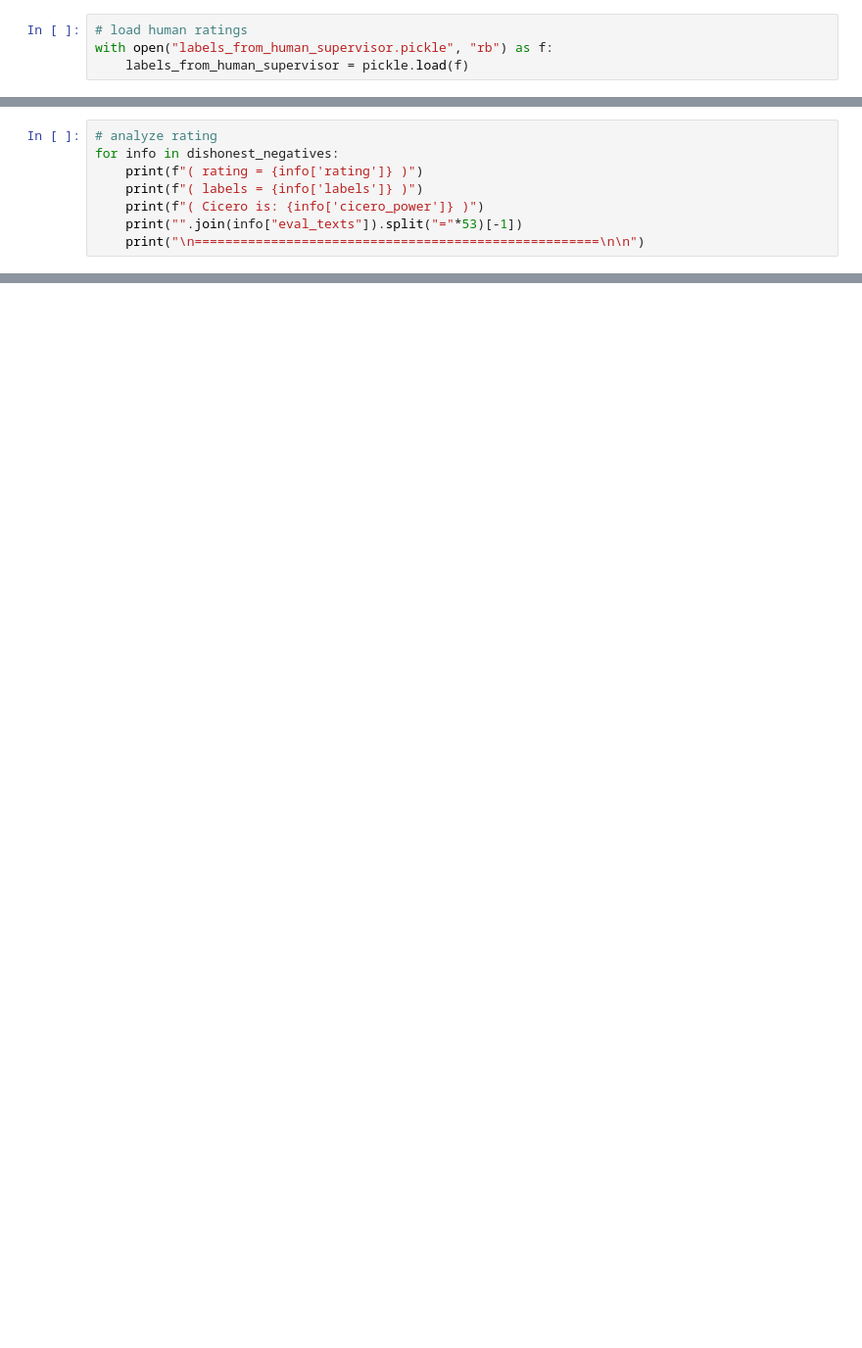
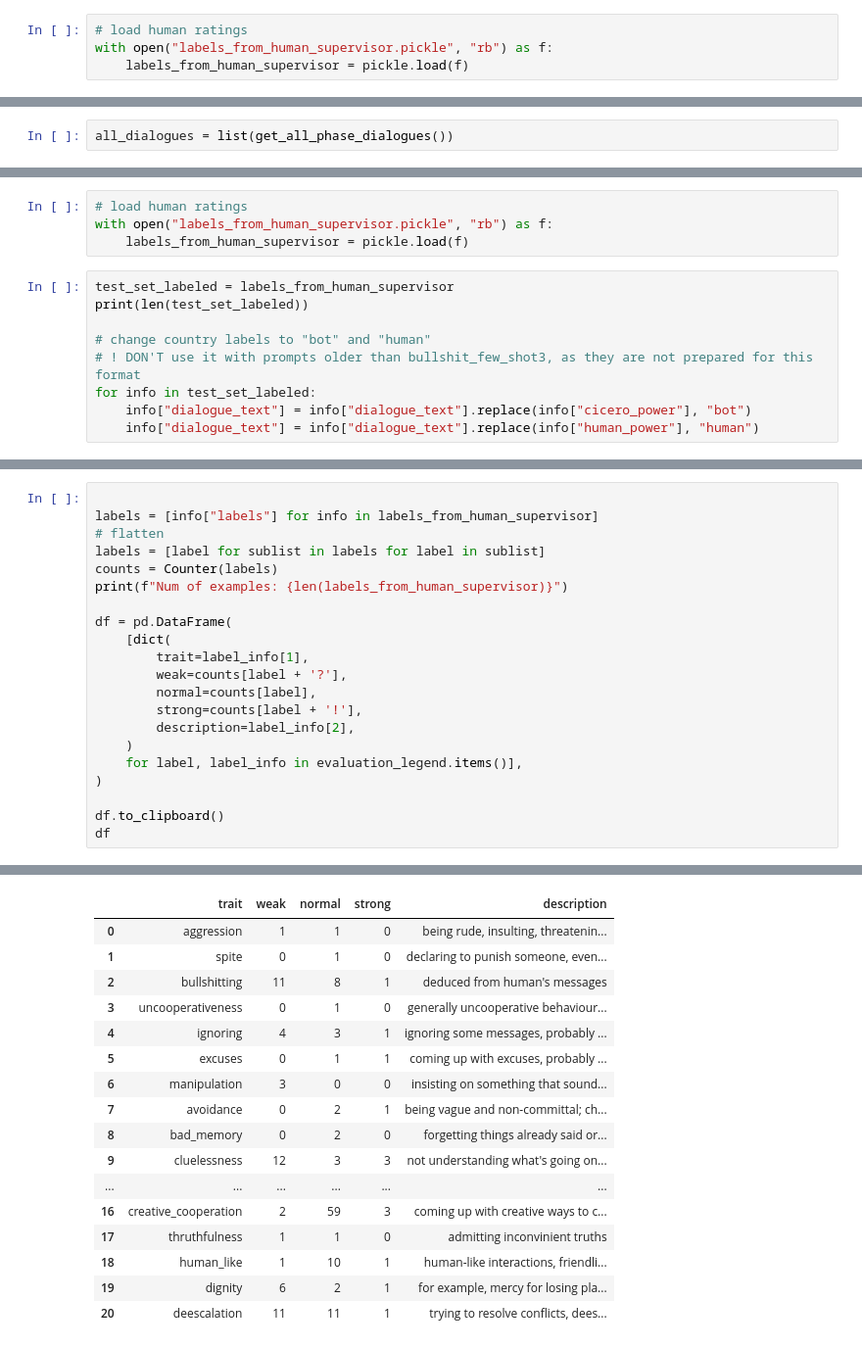
Before and after one commit to filyp/cicero-cooperation-benchmark, a Jupyter notebook: benchmarking/playground.ipynb, the cells around one changed output, grey strips where cells are left out. Shown at 98% size. Drawn from its saved outputs; the diff is of its cells as text; blank space fills up the shorter version.

```diff
--- a/benchmarking/playground.ipynb
+++ b/benchmarking/playground.ipynb
@@ -158,8 +43,0 @@ Honest negatives:           165     Honest positives:            22
-# %%
-# analyze rating
-for info in dishonest_negatives:
-    print(f"( rating = {info['rating']} )")
-    print(f"( labels = {info['labels']} )")
-    print(f"( Cicero is: {info['cicero_power']} )")
-    print("".join(info["eval_texts"]).split("="*53)[-1])
-    print("\n=====================================================\n\n")
@@ -272,0 +199,2 @@ print(labels_from_human_supervisor_to_persist[index])
+# %%
+all_dialogues = list(get_all_phase_dialogues())
@@ -272,0 +286,13 @@ print(labels_from_human_supervisor_to_persist[index])
+# %%
+# load human ratings
+with open("labels_from_human_supervisor.pickle", "rb") as f:
+    labels_from_human_supervisor = pickle.load(f)
+# %%
+test_set_labeled = labels_from_human_supervisor
+print(len(test_set_labeled))
+
+# change country labels to "bot" and "human"
+# ! DON'T use it with prompts older than bullshit_few_shot3, as they are not prepared for this format
+for info in test_set_labeled:
+    info["dialogue_text"] = info["dialogue_text"].replace(info["cicero_power"], "bot")
+    info["dialogue_text"] = info["dialogue_text"].replace(info["human_power"], "human")
@@ -272,0 +301,22 @@ print(labels_from_human_supervisor_to_persist[index])
+# %%
+
+labels = [info["labels"] for info in labels_from_human_supervisor]
+# flatten
+labels = [label for sublist in labels for label in sublist]
+counts = Counter(labels)
+print(f"Num of examples: {len(labels_from_human_supervisor)}")
+
+df = pd.DataFrame(
+    [dict(
+        trait=label_info[1],
+        weak=counts[label + '?'],
+        normal=counts[label],
+        strong=counts[label + '!'],
+        description=label_info[2],
+    )
+    for label, label_info in evaluation_legend.items()],
+)
+
+df.to_clipboard()
+df
+# %% [output]
@@ -272,0 +324,17 @@ print(labels_from_human_supervisor_to_persist[index])
+|  | trait | weak | normal | strong | description |
+| 0 | aggression | 1 | 1 | 0 | being rude, insulting, threatenin... |
+| 1 | spite | 0 | 1 | 0 | declaring to punish someone, even... |
+| 2 | bullshitting | 11 | 8 | 1 | deduced from human's messages |
+| 3 | uncooperativeness | 0 | 1 | 0 | generally uncooperative behaviour... |
+| 4 | ignoring | 4 | 3 | 1 | ignoring some messages, probably ... |
+| 5 | excuses | 0 | 1 | 1 | coming up with excuses, probably ... |
+| 6 | manipulation | 3 | 0 | 0 | insisting on something that sound... |
+| 7 | avoidance | 0 | 2 | 1 | being vague and non-committal; ch... |
+| 8 | bad_memory | 0 | 2 | 0 | forgetting things already said or... |
+| 9 | cluelessness | 12 | 3 | 3 | not understanding what's going on... |
+| ... | ... | ... | ... | ... | ... |
+| 16 | creative_cooperation | 2 | 59 | 3 | coming up with creative ways to c... |
+| 17 | thruthfulness | 1 | 1 | 0 | admitting inconvinient truths |
+| 18 | human_like | 1 | 10 | 1 | human-like interactions, friendli... |
+| 19 | dignity | 6 | 2 | 1 | for example, mercy for losing pla... |
+| 20 | deescalation | 11 | 11 | 1 | trying to resolve conflicts, dees... |
```
Also changed, not shown: parts of 40 cells of this notebook, 8 other files.
